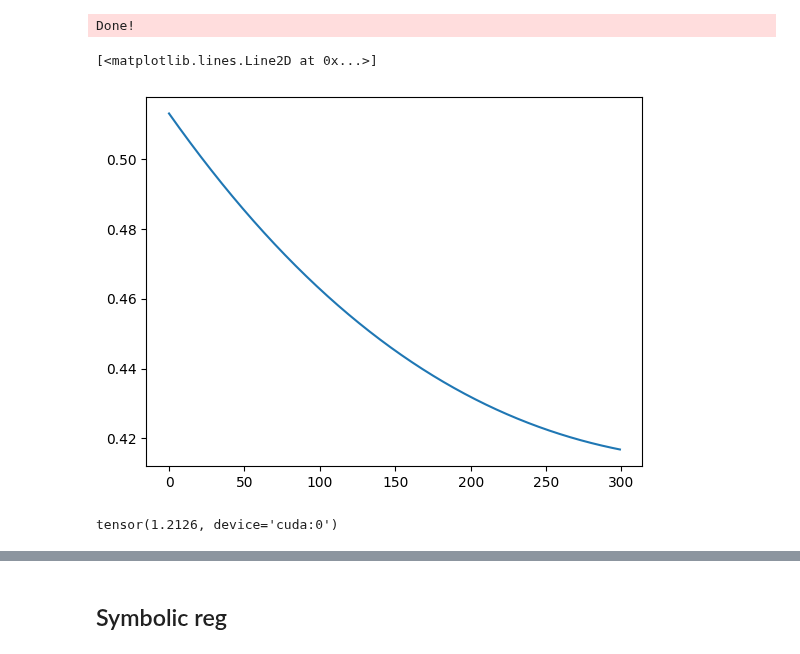
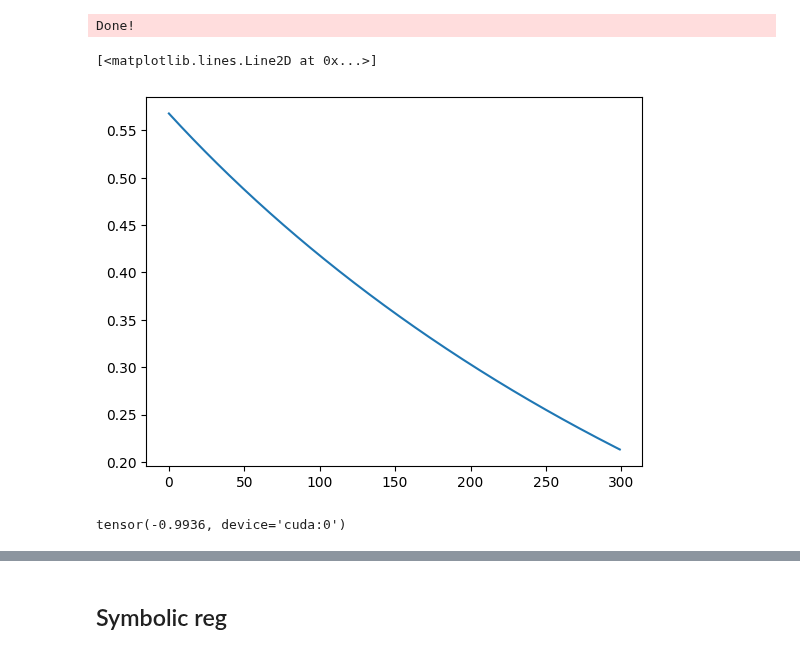
Before and after one commit to riccardocappi/Kan-for-Interpretable-Graph-Dynamics, a Jupyter notebook: post_processing.ipynb, the cells around one changed output, grey strips where cells are left out. Drawn from its saved outputs; the diff is of its cells as text; code cells hidden in the pictures.

```diff
--- a/post_processing.ipynb
+++ b/post_processing.ipynb
@@ -52,6 +52,8 @@ Trial 4: num params: 224
 [I 2025-06-09 18:12:59,161] Trial 4 finished with value: 0.051910992711782455 and parameters: {'lr': 0.017438563122729654, 'lamb': 1.0, 'batch_size': 32, 'use_orig_reg': False, 'lamb_g_net': 0.0003113 ...
 # %%
 config_pop = load_config("./configs/config_pred_deriv/config_ic3/config_population_mpnn.yml")
+config_pop["seed"] = 42
+
 exp = ExperimentsMPNN(
     config=config_pop,
     n_trials=5
@@ -61,12 +63,12 @@ Processing...
 Building the dataset...
 Done!
 # %%
-data = exp.training_set.raw_data_sampled[0].detach().cpu().numpy()
-plt.plot(data[:, 10, :])
+data = exp.training_set.raw_data_sampled[1].detach().cpu().numpy()
+plt.plot(data[:, 9, :])
 # %% [output]
 [<matplotlib.lines.Line2D at 0x...>]
-[figure, old version]
+[figure, new version]
 # %%
-exp.training_set.raw_data_sampled.max()
+exp.training_set.raw_data_sampled.min()
 # %% [output]
-tensor(1.2126, device='cuda:0')
+tensor(-0.9936, device='cuda:0')
```
Also changed, not shown: parts of 22 cells of this notebook, 38 other files.
